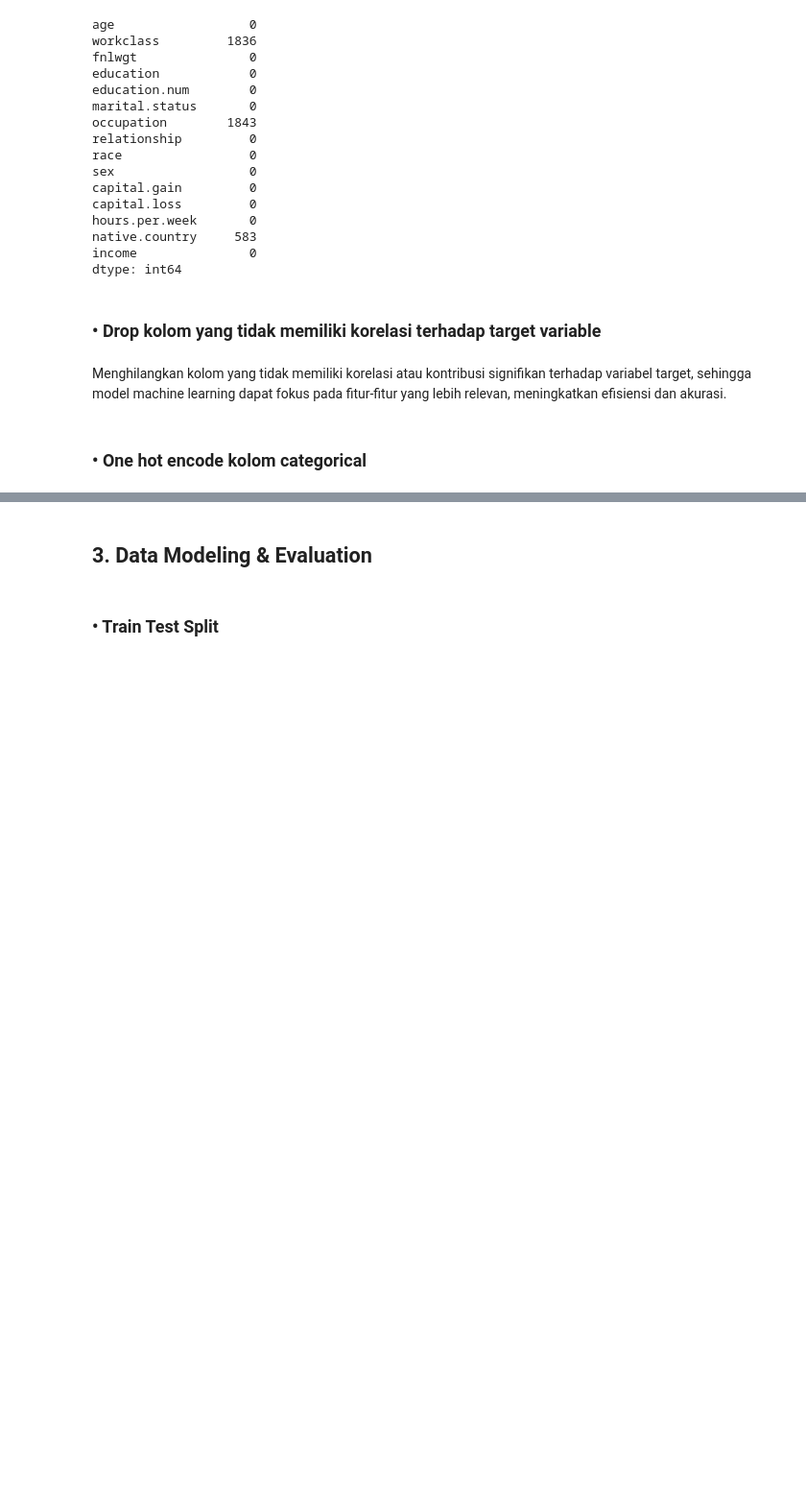
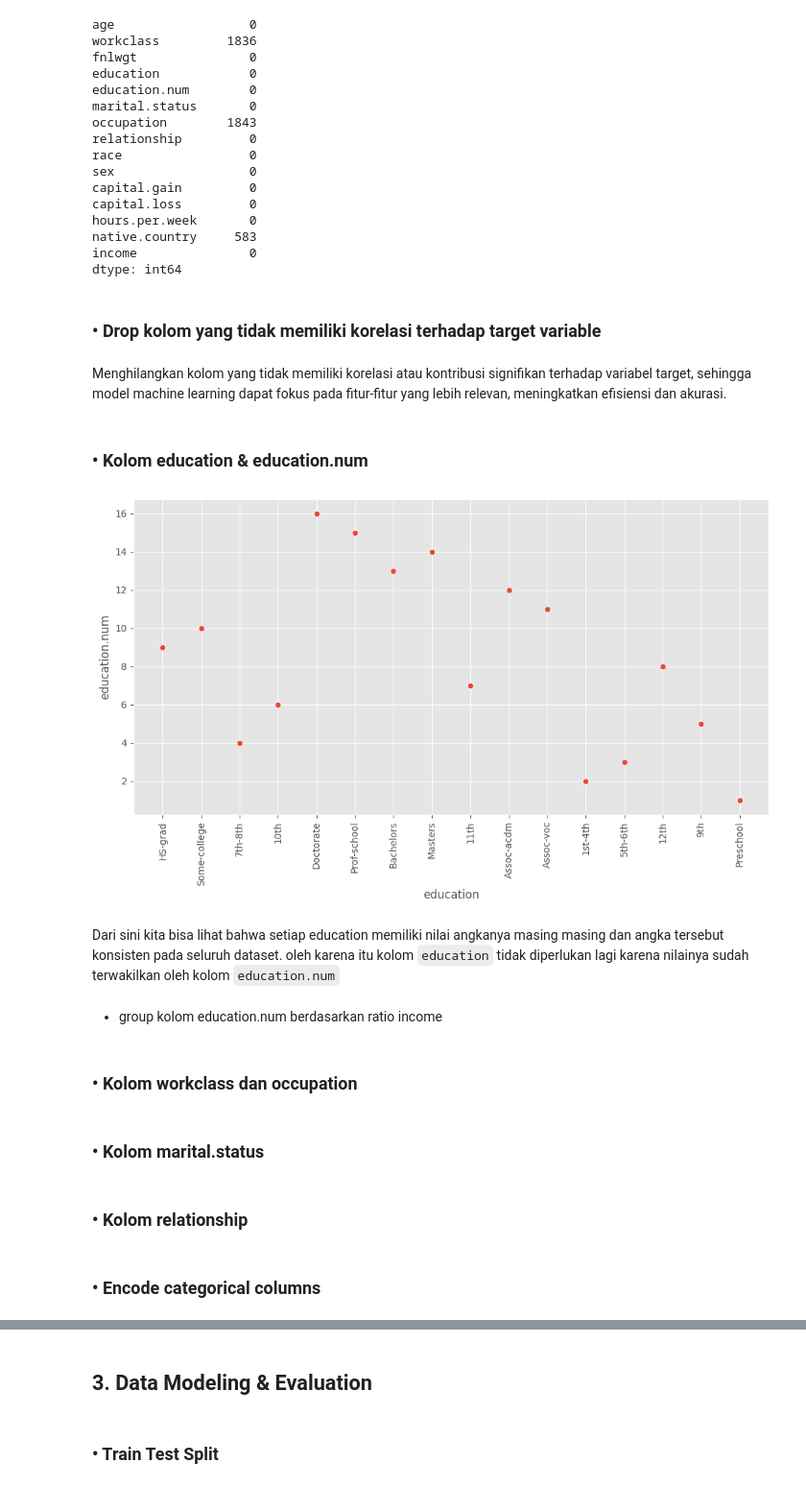
Before and after one commit to alvaroocls/TubesDataMining, a Jupyter notebook: main(2).ipynb, the cells around one changed output, grey strips where cells are left out. Shown at 96% size. Cells and saved outputs as stored; diff of their text form; code cells hidden in the pictures; blank space fills up the shorter version.

```diff
--- a/main(2).ipynb
+++ b/main(2).ipynb
@@ -411,12 +414,18 @@ df['native.country'].fillna(df['native.country'].mode()[0], inplace=True)
 # %% [markdown]
 Menghilangkan kolom yang tidak memiliki korelasi atau kontribusi signifikan terhadap variabel target, sehingga model machine learning dapat fokus pada fitur-fitur yang lebih relevan, meningkatkan efisiensi dan akurasi.
 # %%
-df.drop(columns=['fnlwgt'], inplace=True)
+df.drop(columns=['fnlwgt','native.country'], inplace=True)
-# %% [markdown]
-### • One hot encode kolom categorical
-# %%
-columns_to_encode = [x for x in df.select_dtypes(include=['object', 'category']).columns if x != 'income']
-columns_to_encode
-
-#onehotencoder
-df = pd.get_dummies(df, columns=columns_to_encode, drop_first=True)
+# %% [markdown]
+### • Kolom education & education.num
+# %%
+#plot x as education and y as education.num
+plt.figure(figsize=(12, 6))
+sns.scatterplot(x='education', y='education.num', data=df)
+plt.xticks(rotation=90)
+plt.show()
+# %% [output]
+[figure, added]
+# %% [markdown]
+Dari sini kita bisa lihat bahwa setiap education memiliki nilai angkanya masing masing dan angka tersebut konsisten pada seluruh dataset. oleh karena itu kolom `education` tidak diperlukan lagi karena nilainya sudah terwakilkan oleh kolom `education.num`
+# %% [markdown]
+* group kolom education.num berdasarkan ratio income
@@ -422,0 +442,2 @@ df = pd.get_dummies(df, columns=columns_to_encode, drop_first=True)
+# %% [markdown]
+### • Kolom workclass dan occupation
@@ -422,0 +466,2 @@ df = pd.get_dummies(df, columns=columns_to_encode, drop_first=True)
+# %% [markdown]
+### • Kolom marital.status
@@ -422,0 +471,2 @@ df = pd.get_dummies(df, columns=columns_to_encode, drop_first=True)
+# %% [markdown]
+### • Kolom relationship
@@ -423,3 +479,5 @@ df = pd.get_dummies(df, columns=columns_to_encode, drop_first=True)
+# %% [markdown]
+### • Encode categorical columns
 # %%
 df
 # %% [output]
```
Also changed, not shown: parts of 38 cells of this notebook.
